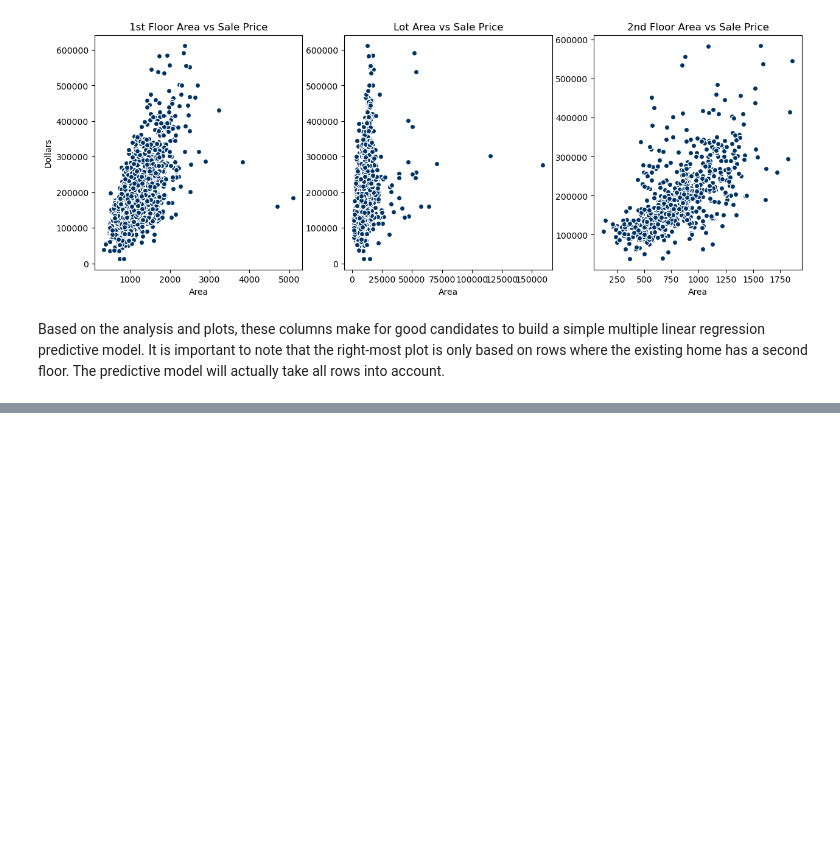
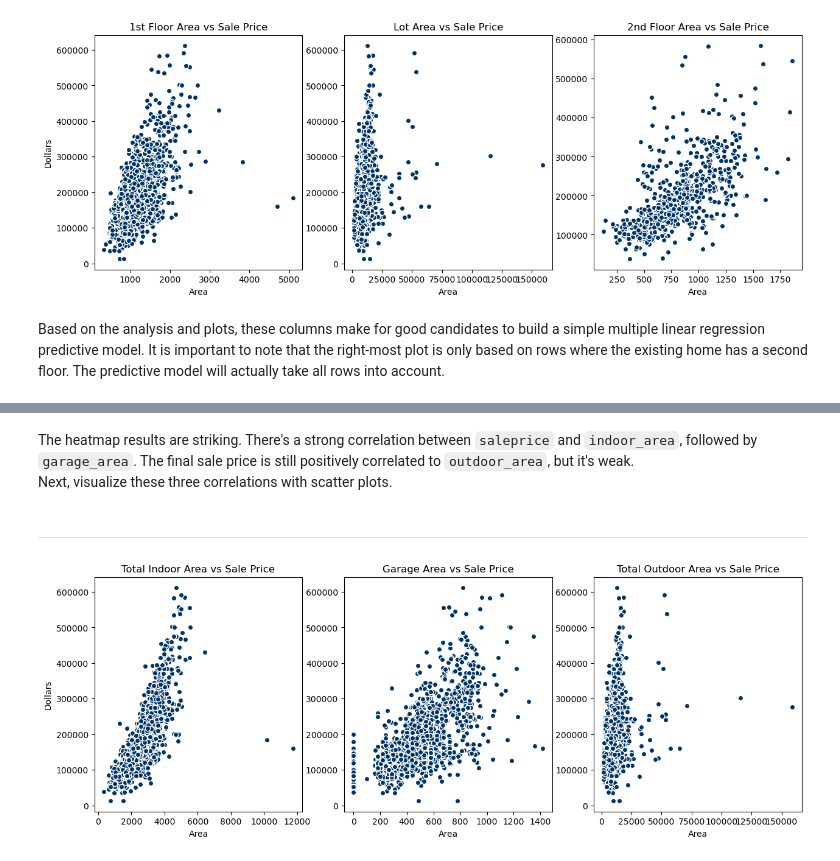
Before and after one commit to fuegoulloa/predict-house-price, a Jupyter notebook: code/02_EDA_and_Visualizations.ipynb, the cells around one changed output, grey strips where cells are left out. Saved outputs shown, nothing was run; the diff lists cells and outputs as text; code cells hidden in the pictures; blank space fills up the shorter version.

```diff
--- a/code/02_EDA_and_Visualizations.ipynb
+++ b/code/02_EDA_and_Visualizations.ipynb
@@ -393,0 +405,7 @@ Based on the analysis and plots, these columns make for good candidates to build
+# %%
+# indoor area
+ames['indoor_area'] = ames['total_bsmt_sf'] + ames['gr_liv_area']
+# %%
+# outdoor area
+cols = ['lot_area', 'wood_deck_sf', 'open_porch_sf', 'enclosed_porch', '3ssn_porch', 'screen_porch', 'pool_area']
+ames['outdoor_area'] = ames[cols].sum(axis = 1) #  < had to reseach this one with chatgpt, adding them manually was cumbersome
@@ -393,0 +435,30 @@ Based on the analysis and plots, these columns make for good candidates to build
+# %% [markdown]
+The heatmap results are striking. There's a strong correlation between `saleprice` and `indoor_area`, followed by `garage_area`.  The final sale price is still positively correlated to `outdoor_area`, but it's weak.<br>
+Next, visualize these three correlations with scatter plots.
+# %% [markdown]
+-----------
+# %%
+# set up container
+
+plt.figure(figsize = (15, 5))
+
+plot3 = plt.subplot(1, 3, 1)
+plot4 = plt.subplot(1, 3, 2)
+plot5 = plt.subplot(1, 3, 3)
+
+plot3.scatter(ames['indoor_area'], ames['saleprice'], color = '#003366', edgecolor = '#ffffff')
+plot3.set_title('Total Indoor Area vs Sale Price')
+plot3.set_xlabel('Area')
+plot3.set_ylabel('Dollars')
+
+plot4.scatter(ames['garage_area'], ames['saleprice'], color = '#003366', edgecolor = '#ffffff')
+plot4.set_title('Garage Area vs Sale Price')
+plot4.set_xlabel('Area')
+
+plot5.scatter(ames['outdoor_area'], ames['saleprice'], color = '#003366', edgecolor = '#ffffff');
+plot5.set_title('Total Outdoor Area vs Sale Price')
+plot5.set_xlabel('Area')
+
+plt.savefig('../images/model_2_scatter_plots.png');
+# %% [output]
+[figure, added]
```
Also changed, not shown: parts of 15 cells of this notebook, 14 other files.
